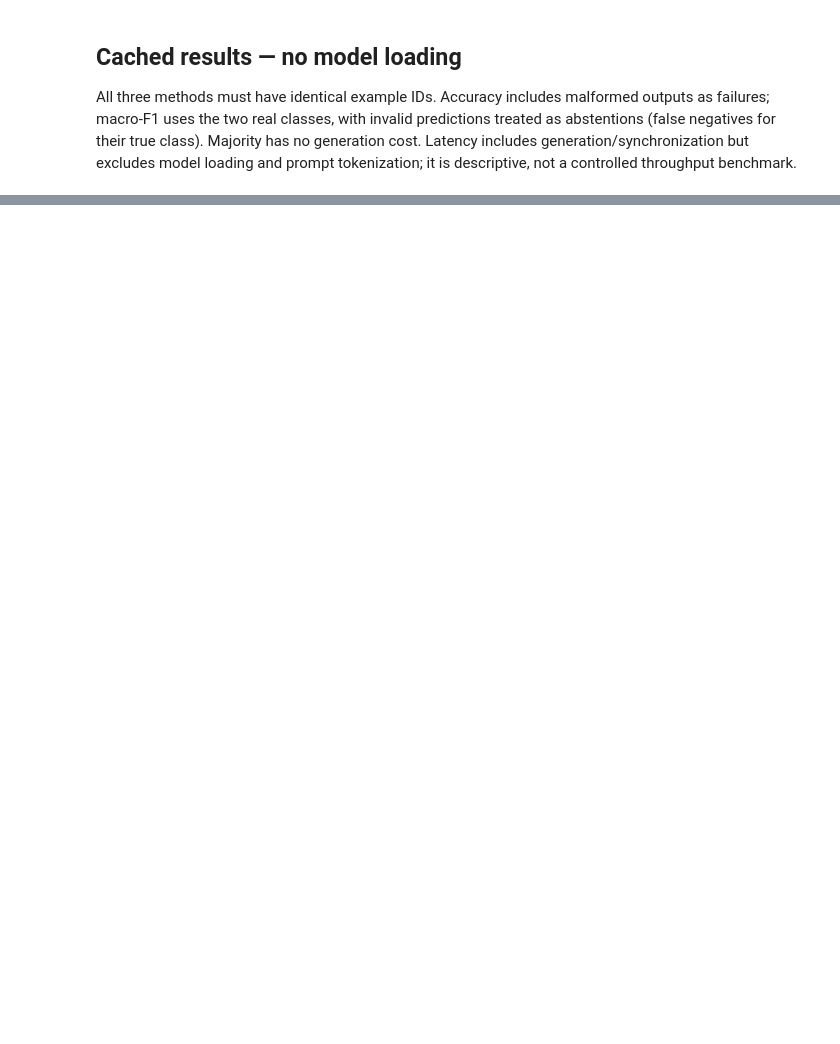
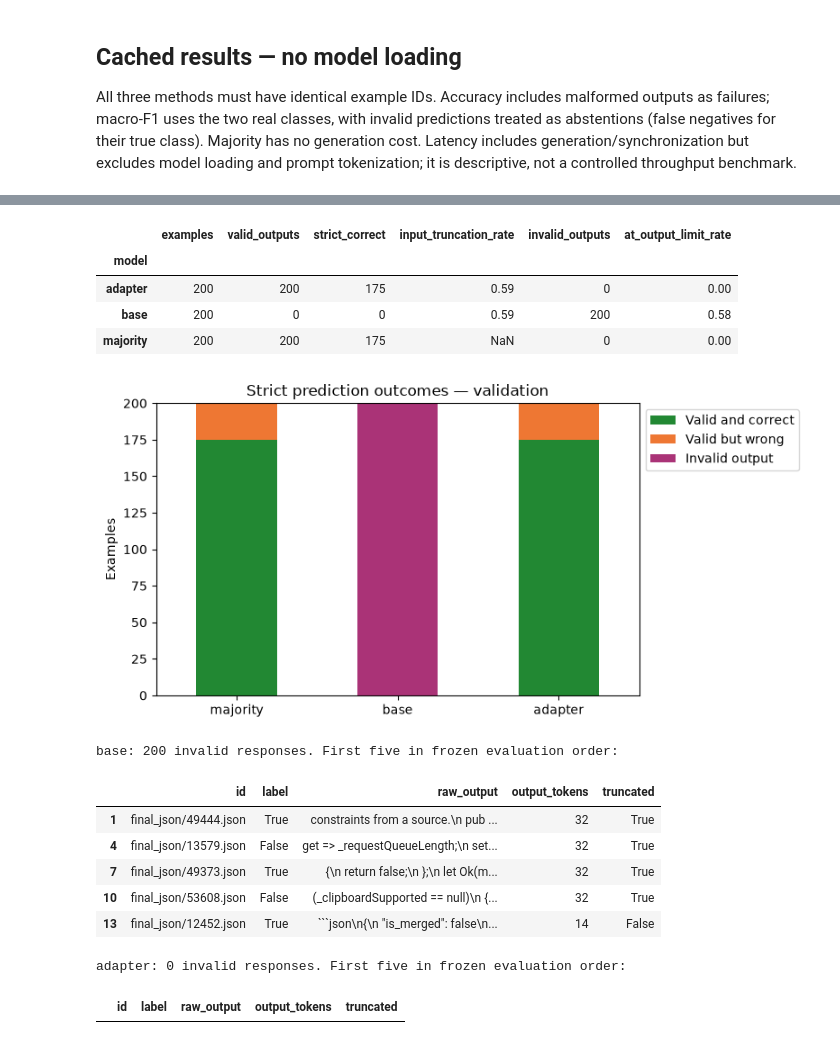
Before and after one commit to michaelsliu3/CS536_Project, a Jupyter notebook: notebooks/qwen3b_evaluation_comparison.ipynb, the cells around one changed output, grey strips where cells are left out. Cells and saved outputs as stored; diff of their text form; code cells hidden in the pictures; blank space fills up the shorter version.

Commit message:
feat: support local adapter evaluation and add training diagnostics

````diff
--- a/notebooks/qwen3b_evaluation_comparison.ipynb
+++ b/notebooks/qwen3b_evaluation_comparison.ipynb
@@ -15,7 +15,8 @@ if str(PROJECT_ROOT) not in sys.path:
 from src.evaluation.comparison import prepare_data, QwenComparison, evaluate_cached, summarize
 from src.evaluation.splits import digest
 
-ADAPTER_DIR = PROJECT_ROOT / "checkpoints" / "SET_COMPLETED_ADAPTER_DIRECTORY"
+ADAPTER_DIR = PROJECT_ROOT / "checkpoints/qwen3b-qlora-split-v1-run5-local"
+LOCAL_MODEL_DIR = Path("/root/autodl-tmp/model_downloads/Qwen2.5-Coder-3B-Instruct")  # None for Hub loading
 RUN_MANIFEST = ADAPTER_DIR / "run_manifest.json"
 EXTRACT_ROOT = PROJECT_ROOT / "data/contextcrbench/extracted"
 SPLIT_MANIFEST = PROJECT_ROOT / "data/contextcrbench/splits/repository_80_10_10_v1.json"
@@ -37,6 +42,7 @@ else:
 # %%
 if RUN_INFERENCE:
-    evaluator = QwenComparison(ADAPTER_DIR, max_seq_length=run["max_seq_length"], revision=run.get("base_revision", BASE_REVISION))
+    evaluator = QwenComparison(ADAPTER_DIR, max_seq_length=run["max_seq_length"], revision=run.get("base_revision", BASE_REVISION),
+                               local_model_dir=LOCAL_MODEL_DIR, run=run)
     protocol = {**evaluator.identity, "split": SPLIT,
                 "split_manifest_hash": digest(manifest), "training_run_hash": digest(run),
                 "demo_ids": manifest["demo_ids"] if SPLIT == "validation" else [],
@@ -81,0 +123,11 @@ if predictions is not None:
+# %%
+import matplotlib.pyplot as plt
+import numpy as np
+FIGURE_DIR = OUTPUT_DIR / "figures"
+FIGURE_DIR.mkdir(parents=True, exist_ok=True)
+def save_figure(fig, name):
+    fig.tight_layout()
+    for extension in ("png", "pdf"):
+        fig.savefig(FIGURE_DIR / f"{name}.{extension}", dpi=180, bbox_inches="tight")
+    plt.show()
+    plt.close(fig)
@@ -81,0 +139,44 @@ if predictions is not None:
+# %%
+if predictions is not None:
+    diagnostics = predictions.groupby("model").agg(
+        examples=("id", "size"), valid_outputs=("valid", "sum"),
+        strict_correct=("correct", "sum"), input_truncation_rate=("truncated", "mean")
+    ) if "truncated" in predictions else predictions.groupby("model").agg(
+        examples=("id", "size"), valid_outputs=("valid", "sum"), strict_correct=("correct", "sum"))
+    diagnostics["invalid_outputs"] = diagnostics.examples - diagnostics.valid_outputs
+    limit = protocol.get("generation", {}).get("max_new_tokens")
+    if limit is not None:
+        diagnostics["at_output_limit_rate"] = predictions.assign(at_limit=predictions.output_tokens >= limit).groupby("model").at_limit.mean()
+    display(diagnostics)
+    diagnostics.to_csv(FIGURE_DIR / "output_diagnostics.csv")
+    outcomes = []
+    for model in ["majority", "base", "adapter"]:
+        part = predictions[predictions.model == model]
+        outcomes.append([int(part.correct.sum()), int((part.valid & ~part.correct).sum()), int((~part.valid).sum())])
+    counts = pd.DataFrame(outcomes, index=["majority", "base", "adapter"], columns=["Valid and correct", "Valid but wrong", "Invalid output"])
+    fig, ax = plt.subplots(figsize=(8, 4))
+    counts.plot.bar(stacked=True, ax=ax, rot=0, color=["#228833", "#ee7733", "#aa3377"])
+    ax.set(ylabel="Examples", title=f"Strict prediction outcomes — {protocol['split']}")
+    ax.legend(loc="upper left", bbox_to_anchor=(1, 1))
+    save_figure(fig, "output_validity")
+    for model in ["base", "adapter"]:
+        bad = predictions[(predictions.model == model) & ~predictions.valid]
+        print(f"{model}: {len(bad)} invalid responses. First five in frozen evaluation order:")
+        with pd.option_context("display.max_colwidth", 350):
+            display(bad[[c for c in ["id", "label", "raw_output", "output_tokens", "truncated"] if c in bad]].head(5))
+# %% [output]
+|  | examples | valid_outputs | strict_correct | input_truncation_rate | invalid_outputs | at_output_limit_rate |
+| model |  |  |  |  |  |  |
+| adapter | 200 | 200 | 175 | 0.59 | 0 | 0.00 |
+| base | 200 | 0 | 0 | 0.59 | 200 | 0.58 |
+| majority | 200 | 200 | 175 | NaN | 0 | 0.00 |
+[figure, added]
+base: 200 invalid responses. First five in frozen evaluation order:
+|  | id | label | raw_output | output_tokens | truncated |
+| 1 | final_json/49444.json | True | constraints from a source.\n pub ... | 32 | True |
+| 4 | final_json/13579.json | False | get => _requestQueueLength;\n set... | 32 | True |
+| 7 | final_json/49373.json | True | {\n return false;\n };\n let Ok(m... | 32 | True |
+| 10 | final_json/53608.json | False | (_clipboardSupported == null)\n {... | 32 | True |
+| 13 | final_json/12452.json | True | ```json\n{\n "is_merged": false\n... | 14 | False |
+adapter: 0 invalid responses. First five in frozen evaluation order:
+|  | id | label | raw_output | output_tokens | truncated |
````
Also changed, not shown: parts of 13 cells of this notebook, 3 other files.
